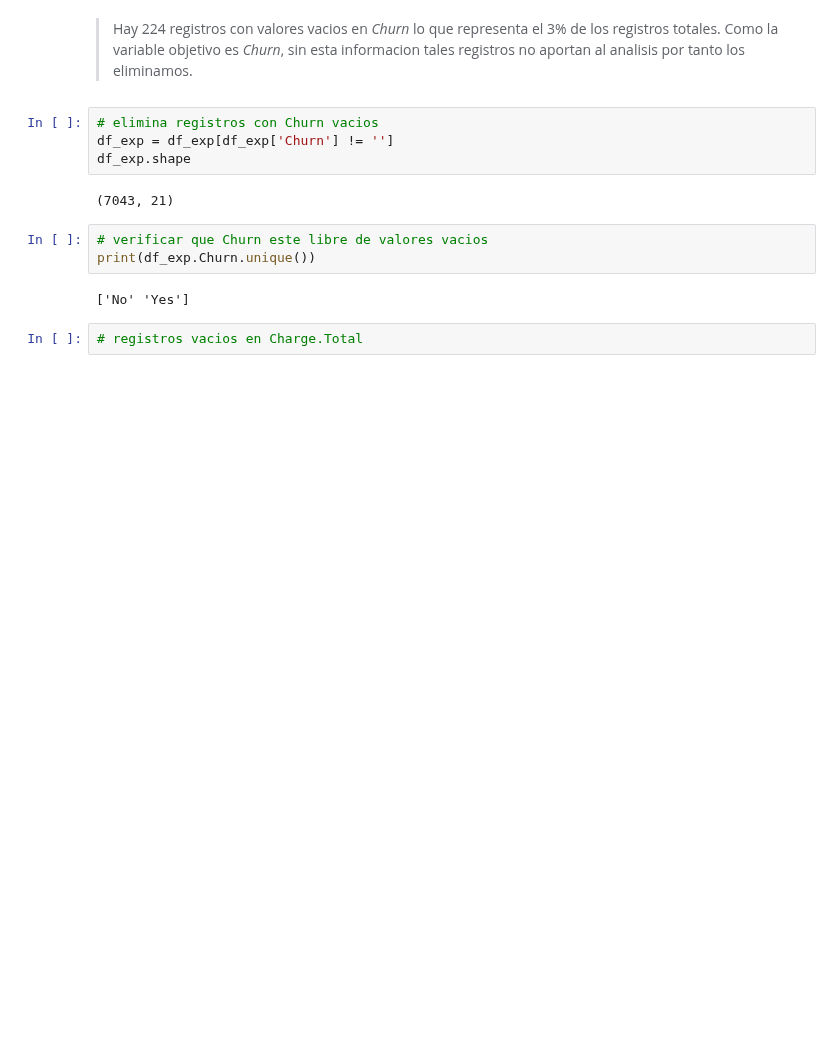
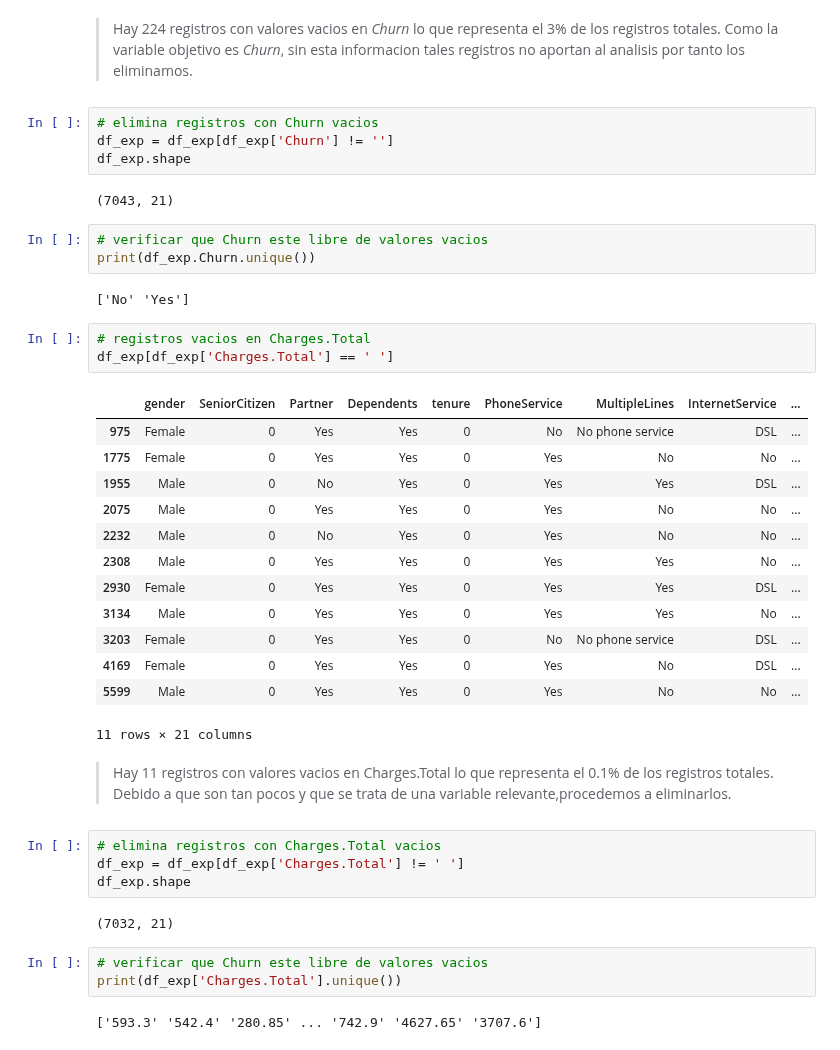
Before and after one commit to jbernalg/challenge_TelecomX, a Jupyter notebook: challenge_telecomx.ipynb, the cells around one changed output. Saved outputs shown, nothing was run; the diff lists cells and outputs as text; blank space fills up the shorter version.

```diff
--- a/challenge_telecomx.ipynb
+++ b/challenge_telecomx.ipynb
@@ -216,4 +216,32 @@ print(df_exp.Churn.unique())
 # %% [output]
 ['No' 'Yes']
 # %%
-# registros vacios en Charge.Total
+# registros vacios en Charges.Total
+df_exp[df_exp['Charges.Total'] == ' ']
+# %% [output]
+|  | gender | SeniorCitizen | Partner | Dependents | tenure | PhoneService | MultipleLines | InternetService | ... |
+| 975 | Female | 0 | Yes | Yes | 0 | No | No phone service | DSL | ... |
+| 1775 | Female | 0 | Yes | Yes | 0 | Yes | No | No | ... |
+| 1955 | Male | 0 | No | Yes | 0 | Yes | Yes | DSL | ... |
+| 2075 | Male | 0 | Yes | Yes | 0 | Yes | No | No | ... |
+| 2232 | Male | 0 | No | Yes | 0 | Yes | No | No | ... |
+| 2308 | Male | 0 | Yes | Yes | 0 | Yes | Yes | No | ... |
+| 2930 | Female | 0 | Yes | Yes | 0 | Yes | Yes | DSL | ... |
+| 3134 | Male | 0 | Yes | Yes | 0 | Yes | Yes | No | ... |
+| 3203 | Female | 0 | Yes | Yes | 0 | No | No phone service | DSL | ... |
+| 4169 | Female | 0 | Yes | Yes | 0 | Yes | No | DSL | ... |
+| 5599 | Male | 0 | Yes | Yes | 0 | Yes | No | No | ... |
+11 rows × 21 columns
+# %% [markdown]
+> Hay 11 registros con valores vacios en Charges.Total lo que representa el 0.1% de los registros totales. Debido a que son tan pocos y que se trata de una variable relevante,procedemos a eliminarlos.
+# %%
+# elimina registros con Charges.Total vacios
+df_exp = df_exp[df_exp['Charges.Total'] != ' ']
+df_exp.shape
+# %% [output]
+(7032, 21)
+# %%
+# verificar que Churn este libre de valores vacios
+print(df_exp['Charges.Total'].unique())
+# %% [output]
+['593.3' '542.4' '280.85' ... '742.9' '4627.65' '3707.6']
```
